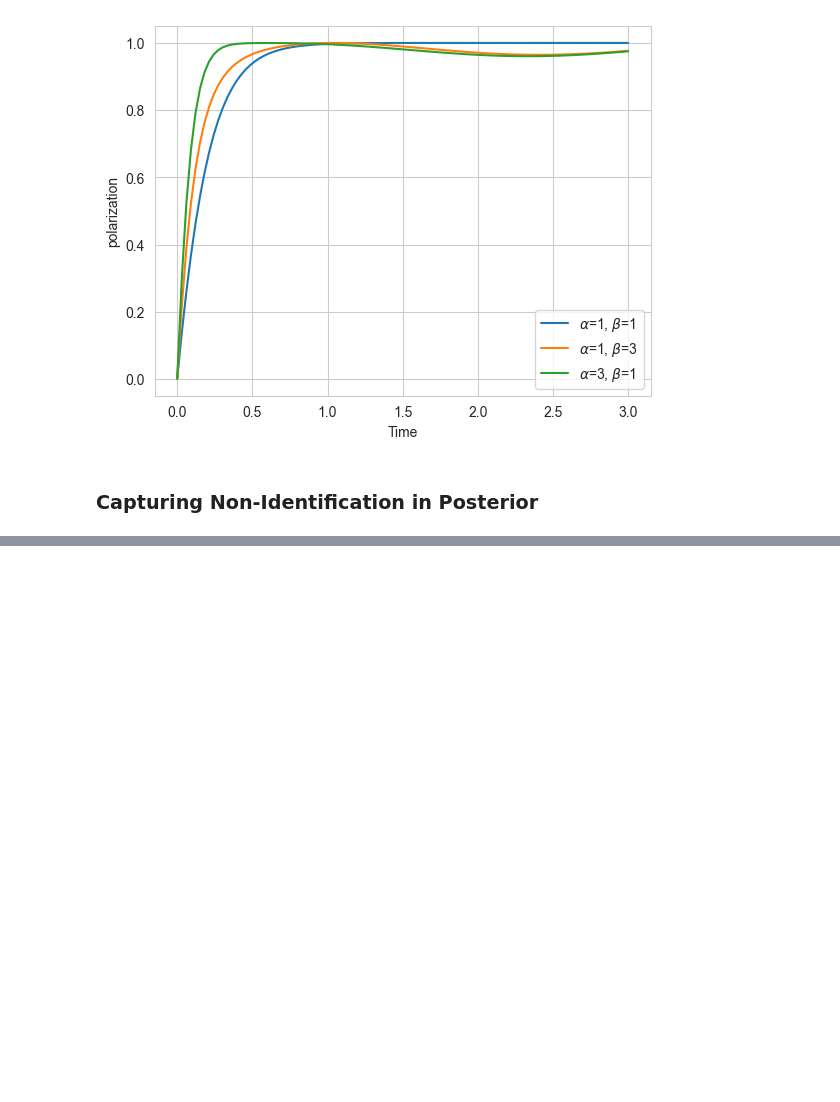
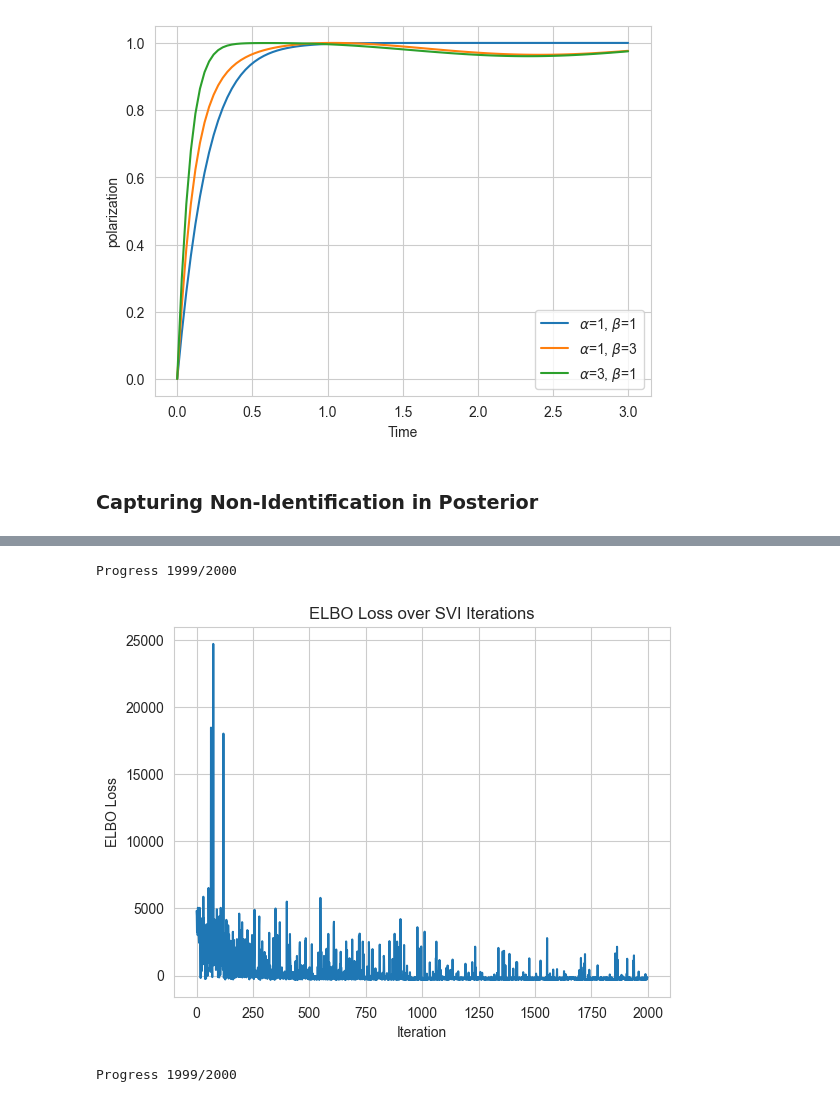
Before and after one commit to BasisResearch/chirho_diffeqpy, a Jupyter notebook: scratch/toy_fish_model.ipynb, the cells around one changed output, grey strips where cells are left out. Drawn from its saved outputs; the diff is of its cells as text; code cells hidden in the pictures; blank space fills up the shorter version.

Commit message:
functionalizes posterior comparison pipeline.

```diff
--- a/scratch/toy_fish_model.ipynb
+++ b/scratch/toy_fish_model.ipynb
@@ -394,0 +380,19 @@ tensor(-1.4053, grad_fn=<DivBackward0>)
+# %%
+# now we need a generalized tool for doing the above.
+def run_inference_and_report(model, true_params: dict, svi_iters: int, num_posterior_samples: int):
+    # 1. Generate one trajectory of synthetic data from true params (condition model on true params, forward sim one traj)
+    # Generate some synthetic data to fit, but condition on the true copy coefs as a cheater replay.
+    with pyro.condition(data=true_params):
+        noisy_m_data = model()
+    # 2. Condition model on synthetic data.
+    conditioned_model = pyro.condition(model, data={'noisy_m': noisy_m_data})
+    # 3. Run SVI for svi_iters.
+    svi_iter, guide, losses = build_svi(conditioned_model, build_zuko_guide, num_latents=len(true_params['copy_coefs']))
+    for i in range(svi_iters):
+        print(f"\rProgress {i:03d}/{svi_iters}", end="")
+        svi_iter()
+    # 4. Sample num_posterior_samples from the guide.
+    with pyro.plate("posterior_samples", num_posterior_samples):
+        post_samples = guide()
+    # 5. return the losses, the posterior samples, and the entropy estimate.
+    return losses, post_samples, estimate_entropy(guide, 1e4)
@@ -394,0 +413,21 @@ tensor(-1.4053, grad_fn=<DivBackward0>)
+# %%
+def plot_losses(losses):
+    fig, ax = plt.subplots()
+    ax.plot(losses)
+    ax.set_xlabel('Iteration')
+    ax.set_ylabel('ELBO Loss')
+    ax.set_title('ELBO Loss over SVI Iterations')
+# %%
+true_params = dict(copy_coefs=torch.tensor([1., 3.]).double())
+# %%
+losses_with_virtual, post_samples_with_virtual, entropy_with_virtual = run_inference_and_report(lambda: model_with_noisy_mesoscopic(virtual_fish_trajectory), true_params, 2000, 1000)
+# %% [output]
+Progress 1999/2000
+# %%
+plot_losses(losses_with_virtual)
+# %% [output]
+[figure, added]
+# %%
+losses_without_virtual, post_samples_without_virtual, entropy_without_virtual = run_inference_and_report(lambda: model_with_noisy_mesoscopic(), true_params, 2000, 1000)
+# %% [output]
+Progress 1999/2000
```
Also changed, not shown: parts of 20 cells of this notebook.
